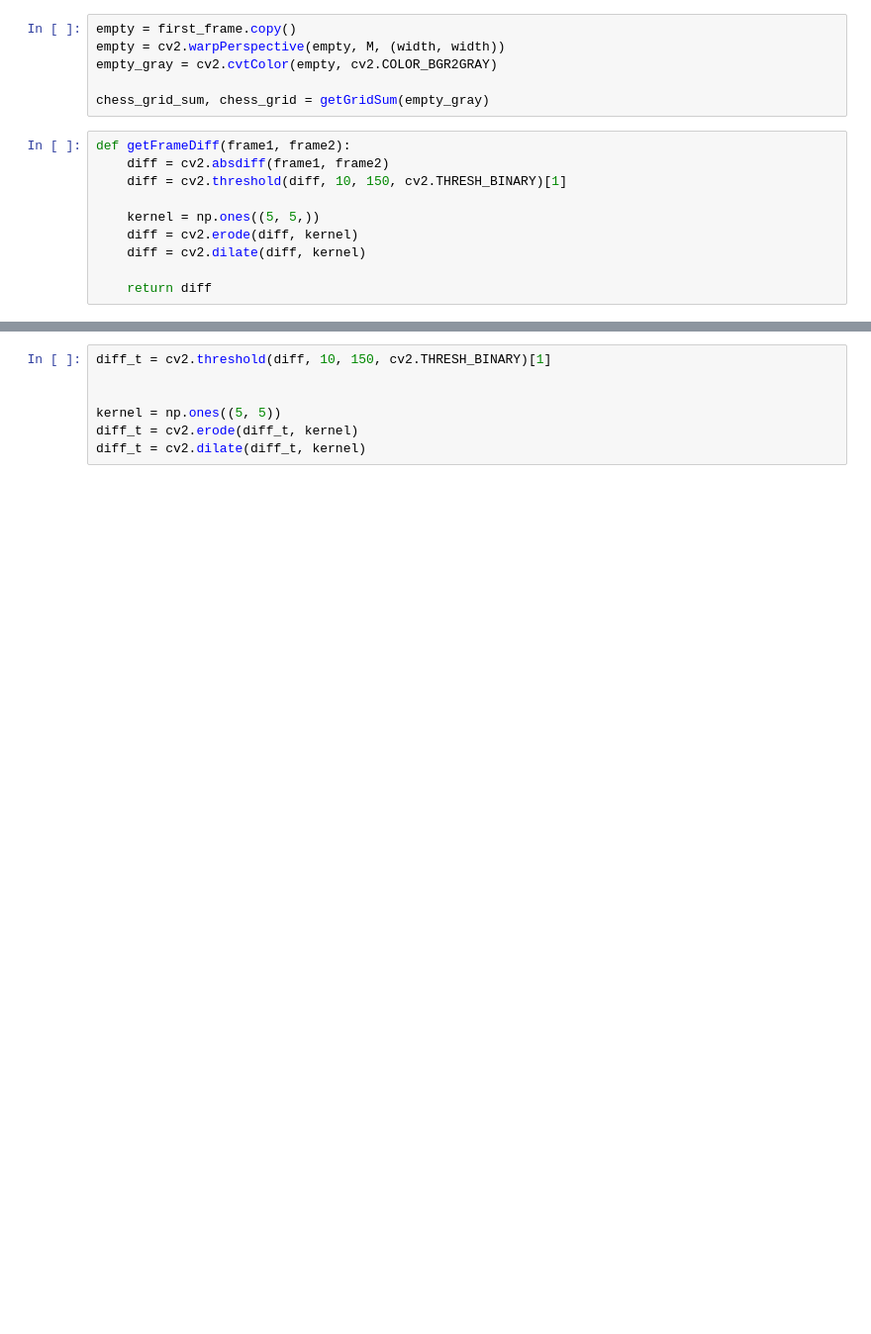
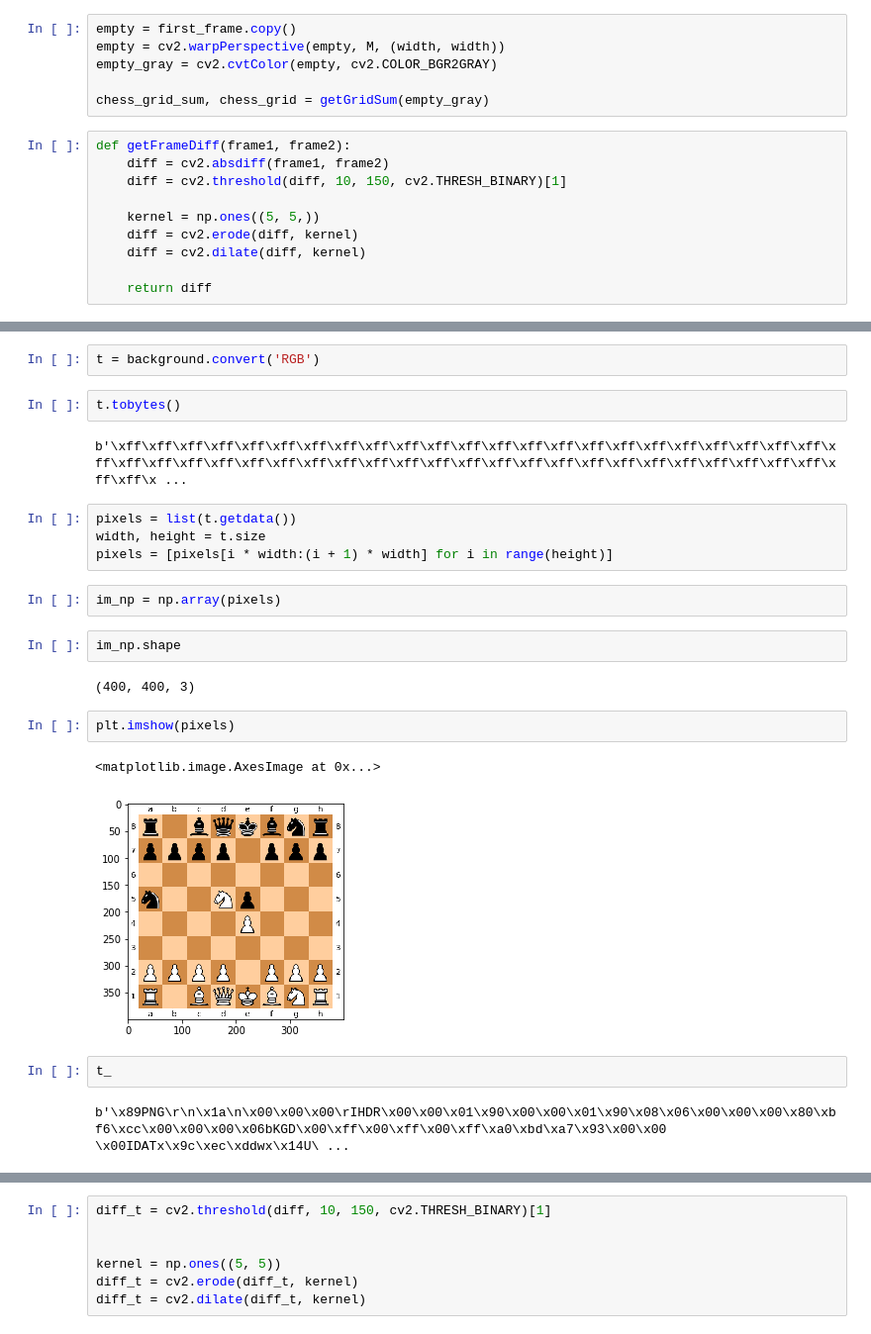
Before and after one commit to ilyabalbin/chessgame_cv, a Jupyter notebook: src/experiments/test_book.ipynb, the cells around one changed output, grey strips where cells are left out. Shown at 99% size. Drawn from its saved outputs; the diff is of its cells as text; blank space fills up the shorter version.

```diff
--- a/src/experiments/test_book.ipynb
+++ b/src/experiments/test_book.ipynb
@@ -253,0 +259,25 @@ Board('r1bqkbnr/pppppppp/8/4n3/8/8/PPPP1PPP/RNBQKBNR w KQkq - 0 3')
+# %%
+t = background.convert('RGB')
+# %%
+t.tobytes()
+# %% [output]
+b'\xff\xff\xff\xff\xff\xff\xff\xff\xff\xff\xff\xff\xff\xff\xff\xff\xff\xff\xff\xff\xff\xff\xff\xff\xff\xff\xff\xff\xff\xff\xff\xff\xff\xff\xff\xff\xff\xff\xff\xff\xff\xff\xff\xff\xff\xff\xff\xff\xff\x ...
+# %%
+pixels = list(t.getdata())
+width, height = t.size
+pixels = [pixels[i * width:(i + 1) * width] for i in range(height)]
+# %%
+im_np = np.array(pixels)
+# %%
+im_np.shape
+# %% [output]
+(400, 400, 3)
+# %%
+plt.imshow(pixels)
+# %% [output]
+<matplotlib.image.AxesImage at 0x...>
+[figure, added]
+# %%
+t_
+# %% [output]
+b'\x89PNG\r\n\x1a\n\x00\x00\x00\rIHDR\x00\x00\x01\x90\x00\x00\x01\x90\x08\x06\x00\x00\x00\x80\xbf6\xcc\x00\x00\x00\x06bKGD\x00\xff\x00\xff\x00\xff\xa0\xbd\xa7\x93\x00\x00 \x00IDATx\x9c\xec\xddwx\x14U\ ...
```
Also changed, not shown: parts of 17 cells of this notebook, 9 other files.
